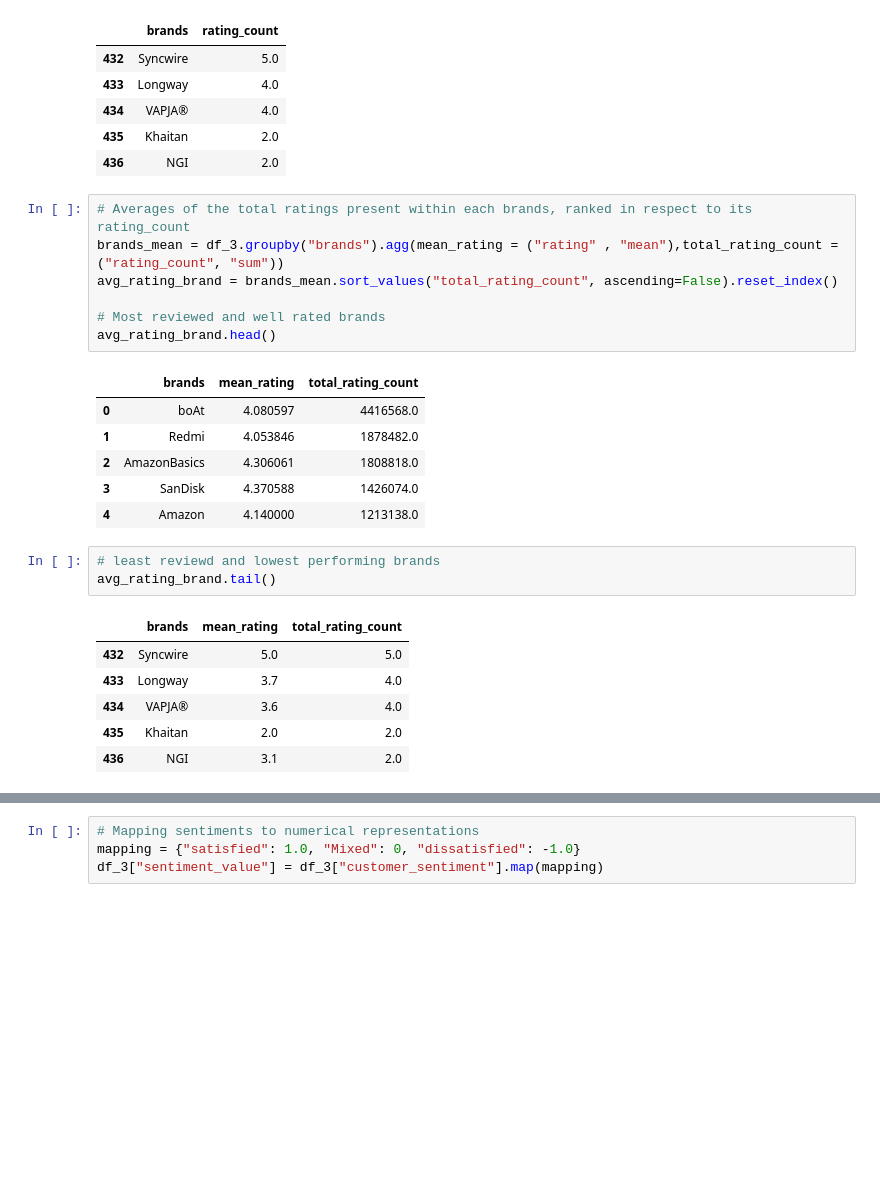
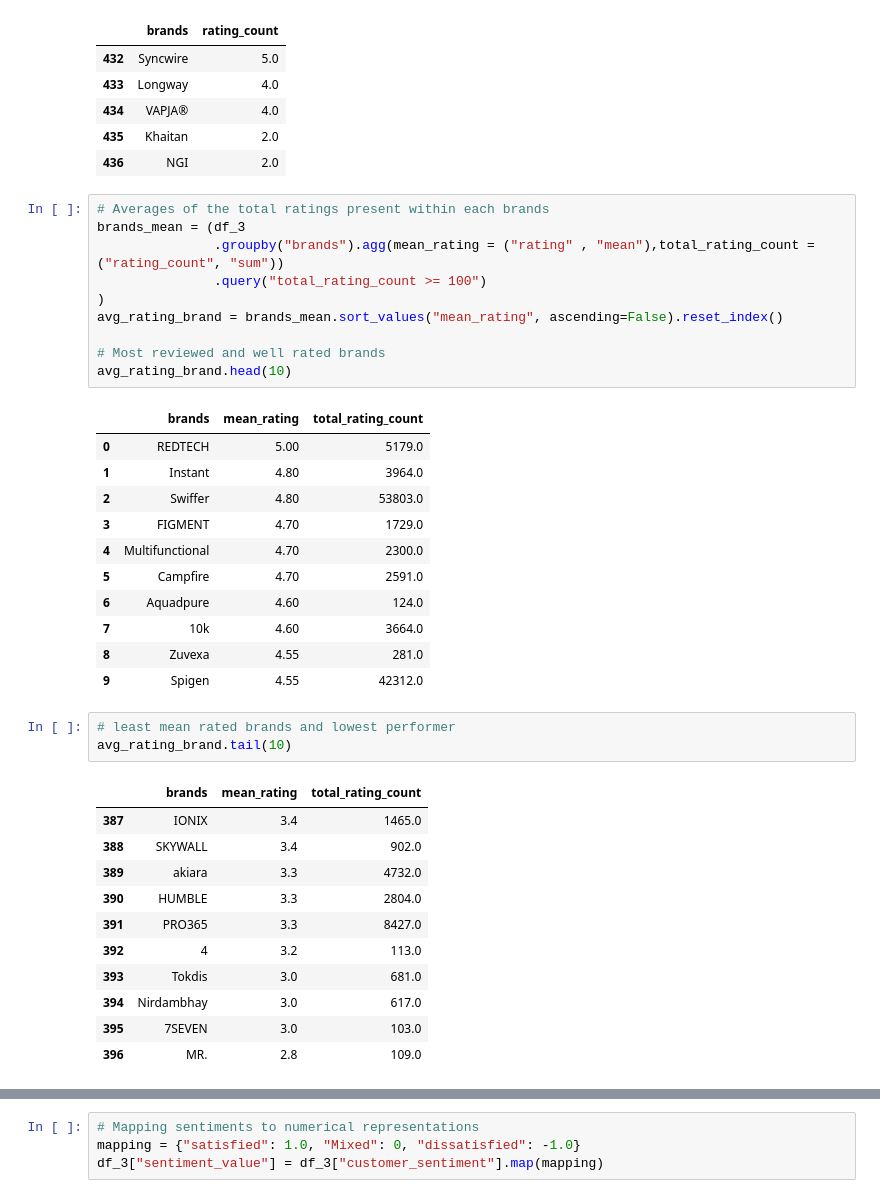
Before and after one commit to CKohwo/Ecommerce-strategy-blueprint, a Jupyter notebook: notebooks/03_exploratory_ data_analysis.ipynb, the cells around one changed output, grey strips where cells are left out. Drawn from its saved outputs; the diff is of its cells as text; blank space fills up the shorter version.

```diff
--- a/notebooks/03_exploratory_ data_analysis.ipynb
+++ b/notebooks/03_exploratory_ data_analysis.ipynb
@@ -135,26 +146,39 @@ n_reviews_brand.tail()
 | 435 | Khaitan | 2.0 |
 | 436 | NGI | 2.0 |
 # %%
-# Averages of the total ratings present within each brands, ranked in respect to its rating_count
-brands_mean = df_3.groupby("brands").agg(mean_rating = ("rating" , "mean"),total_rating_count = ("rating_count", "sum"))
-avg_rating_brand = brands_mean.sort_values("total_rating_count", ascending=False).reset_index()
+# Averages of the total ratings present within each brands
+brands_mean = (df_3
+               .groupby("brands").agg(mean_rating = ("rating" , "mean"),total_rating_count = ("rating_count", "sum"))
+               .query("total_rating_count >= 100")
+)
+avg_rating_brand = brands_mean.sort_values("mean_rating", ascending=False).reset_index()
 
 # Most reviewed and well rated brands
-avg_rating_brand.head()
+avg_rating_brand.head(10)
 # %% [output]
 |  | brands | mean_rating | total_rating_count |
-| 0 | boAt | 4.080597 | 4416568.0 |
-| 1 | Redmi | 4.053846 | 1878482.0 |
-| 2 | AmazonBasics | 4.306061 | 1808818.0 |
-| 3 | SanDisk | 4.370588 | 1426074.0 |
-| 4 | Amazon | 4.140000 | 1213138.0 |
+| 0 | REDTECH | 5.00 | 5179.0 |
+| 1 | Instant | 4.80 | 3964.0 |
+| 2 | Swiffer | 4.80 | 53803.0 |
+| 3 | FIGMENT | 4.70 | 1729.0 |
+| 4 | Multifunctional | 4.70 | 2300.0 |
+| 5 | Campfire | 4.70 | 2591.0 |
+| 6 | Aquadpure | 4.60 | 124.0 |
+| 7 | 10k | 4.60 | 3664.0 |
+| 8 | Zuvexa | 4.55 | 281.0 |
+| 9 | Spigen | 4.55 | 42312.0 |
 # %%
-# least reviewd and lowest performing brands
-avg_rating_brand.tail()
+# least mean rated brands and lowest performer
+avg_rating_brand.tail(10)
 # %% [output]
 |  | brands | mean_rating | total_rating_count |
-| 432 | Syncwire | 5.0 | 5.0 |
-| 433 | Longway | 3.7 | 4.0 |
-| 434 | VAPJA® | 3.6 | 4.0 |
-| 435 | Khaitan | 2.0 | 2.0 |
-| 436 | NGI | 3.1 | 2.0 |
+| 387 | IONIX | 3.4 | 1465.0 |
+| 388 | SKYWALL | 3.4 | 902.0 |
+| 389 | akiara | 3.3 | 4732.0 |
+| 390 | HUMBLE | 3.3 | 2804.0 |
+| 391 | PRO365 | 3.3 | 8427.0 |
+| 392 | 4 | 3.2 | 113.0 |
+| 393 | Tokdis | 3.0 | 681.0 |
+| 394 | Nirdambhay | 3.0 | 617.0 |
+| 395 | 7SEVEN | 3.0 | 103.0 |
+| 396 | MR. | 2.8 | 109.0 |
```
Also changed, not shown: parts of 25 cells of this notebook.
